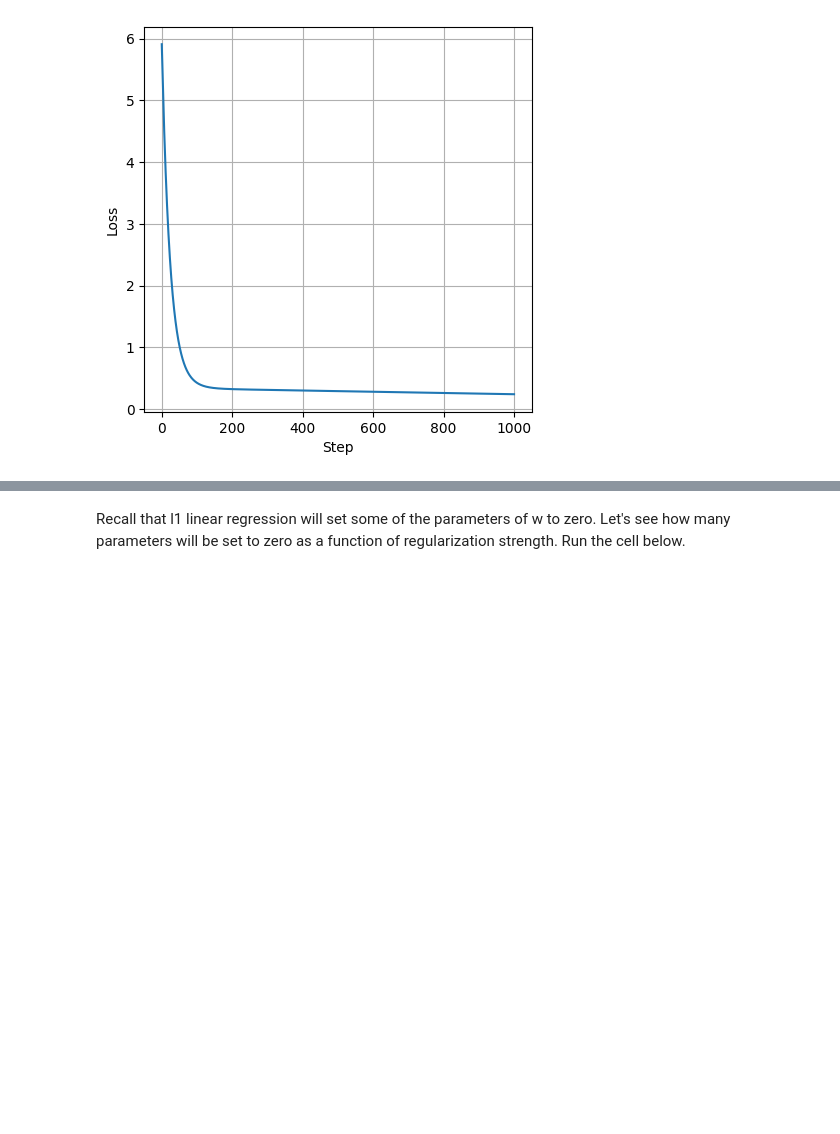
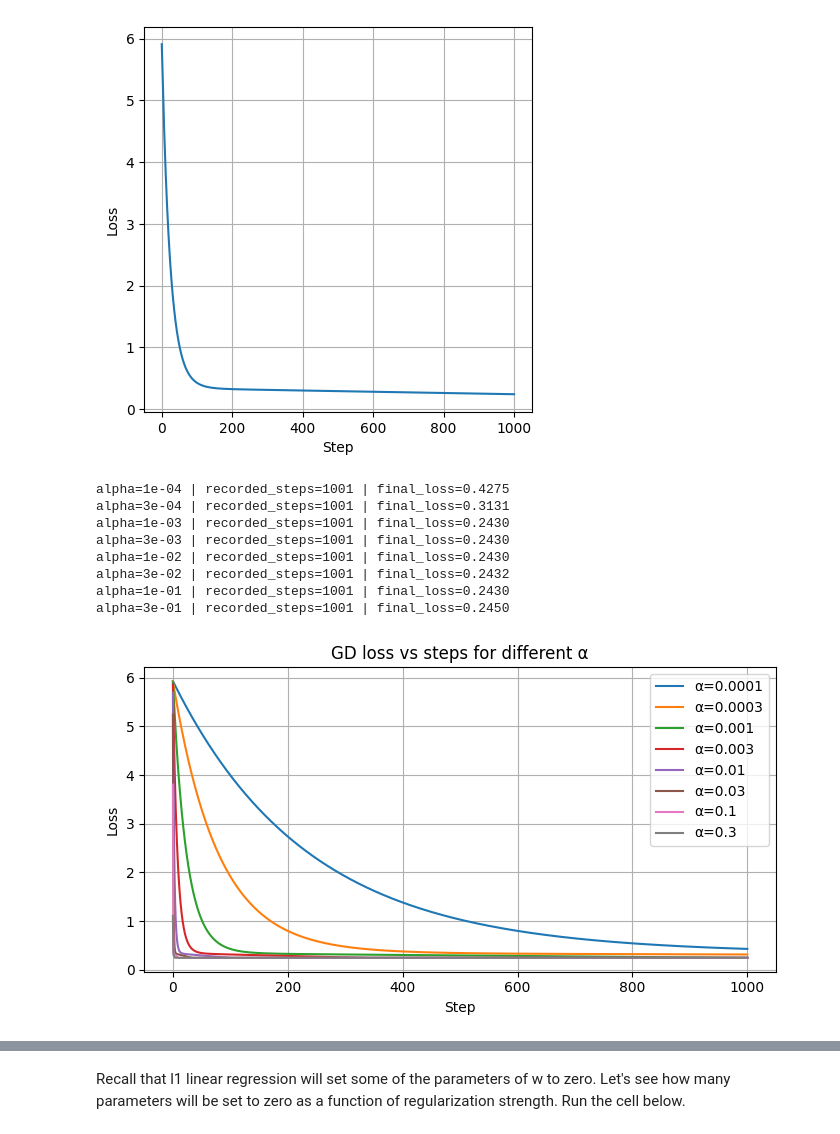
Before and after one commit to jithendra1798/ML-CS-GY-6923-B, a Jupyter notebook: 04_ML_cs_gy_6923-B_lab_03_regularization_logreg_gd.ipynb, the cells around one changed output, grey strips where cells are left out. Cells and saved outputs as stored; diff of their text form; code cells hidden in the pictures; blank space fills up the shorter version.

```diff
--- a/04_ML_cs_gy_6923-B_lab_03_regularization_logreg_gd.ipynb
+++ b/04_ML_cs_gy_6923-B_lab_03_regularization_logreg_gd.ipynb
@@ -212,6 +212,34 @@ ax.set_ylabel("Loss")
 # %% [output]
 Text(0, 0.5, 'Loss')
 [figure]
+# %%
+alphas = [1e-4, 3e-4, 1e-3, 3e-3, 1e-2, 3e-2, 1e-1, 3e-1]
+lam = 0.1
+num_iter = 10000
+histories = {}
+
+plt.figure(figsize=(7,4))
+for alpha in alphas:
+    w0 = np.ones(n_features,)
+    w_alpha, hist_alpha = gradient_descent(X_tr, y_tr, w0, lam=lam, alpha=alpha, num_iter=num_iter)
+    histories[alpha] = hist_alpha
+    final_loss = compute_loss(X_tr, y_tr, w_alpha, lam)
+    print(f"alpha={alpha:.0e} | recorded_steps={len(hist_alpha)} | final_loss={final_loss:.4f}")
+    xs = np.arange(len(hist_alpha))
+    plt.plot(xs, hist_alpha, label=f'α={alpha}')
+
+plt.xlabel("Step"); plt.ylabel("Loss"); plt.title("GD loss vs steps for different α")
+plt.grid(True); plt.legend(); plt.tight_layout(); plt.show()
+# %% [output]
+alpha=1e-04 | recorded_steps=1001 | final_loss=0.4275
+alpha=3e-04 | recorded_steps=1001 | final_loss=0.3131
+alpha=1e-03 | recorded_steps=1001 | final_loss=0.2430
+alpha=3e-03 | recorded_steps=1001 | final_loss=0.2430
+alpha=1e-02 | recorded_steps=1001 | final_loss=0.2430
+alpha=3e-02 | recorded_steps=1001 | final_loss=0.2432
+alpha=1e-01 | recorded_steps=1001 | final_loss=0.2430
+alpha=3e-01 | recorded_steps=1001 | final_loss=0.2450
+[figure, added]
 # %% [markdown]
 Run gradient descent with different learning rates. Add your code for these experiments below.
 
```
Also changed, not shown: parts of 6 cells of this notebook.
